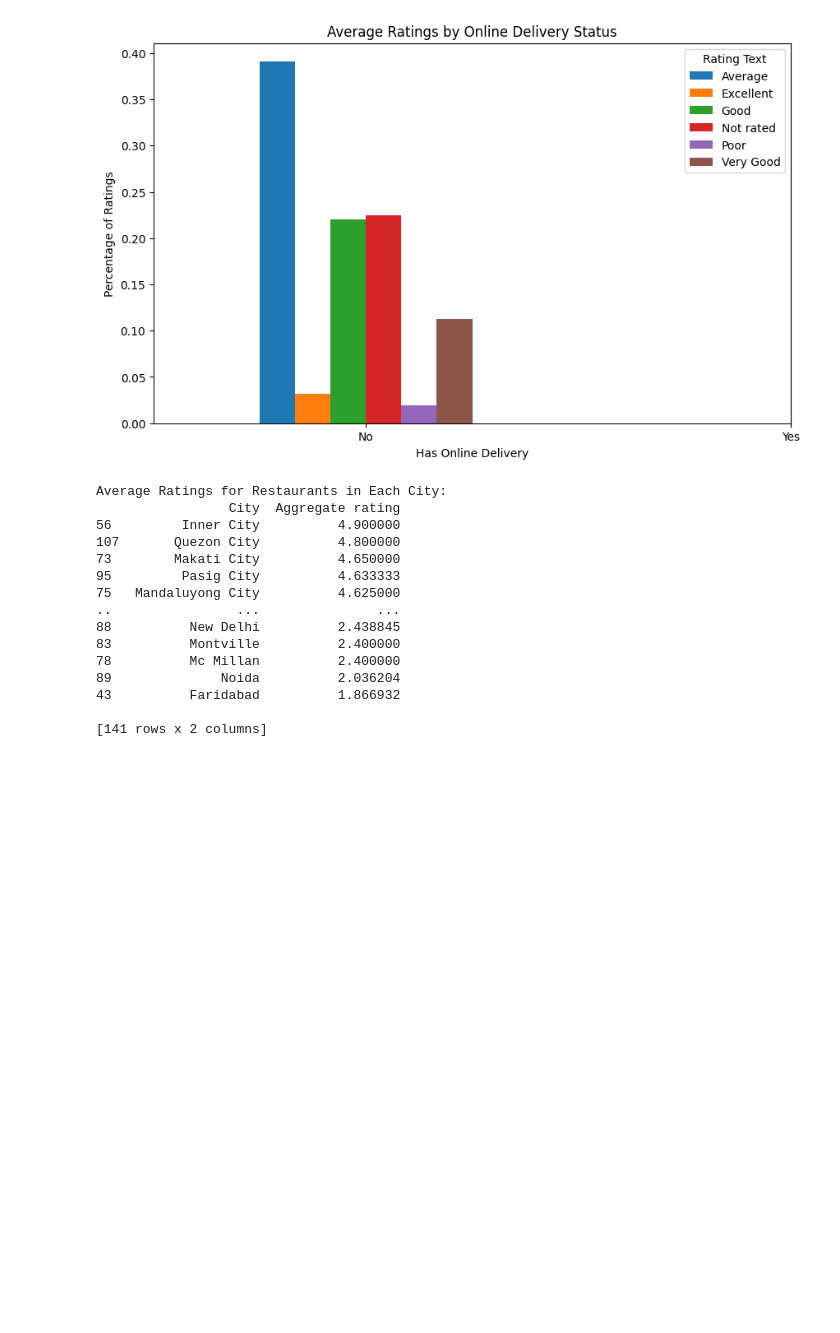
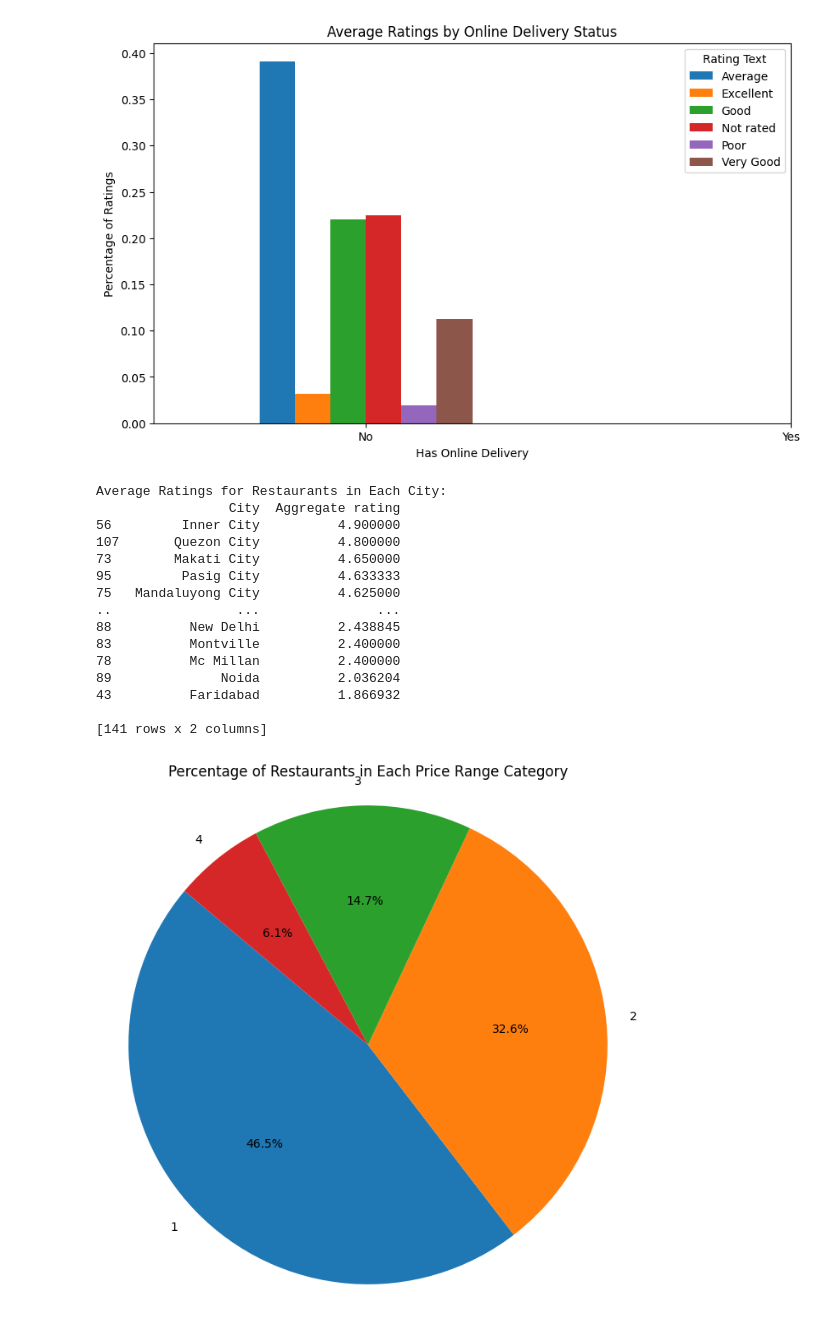
Before and after one commit to AdilBuxmaster/Cognifyz, a Jupyter notebook: task1-top-ciusines.ipynb, the cells around one changed output. Drawn from its saved outputs; the diff is of its cells as text; code cells hidden in the pictures; blank space fills up the shorter version.

Commit message:
Kaggle Notebook | Task1: Top Ciusines | Version 10

```diff
--- a/task1-top-ciusines.ipynb
+++ b/task1-top-ciusines.ipynb
@@ -158,8 +158,7 @@ plt.show()
 ## 3.2: Calculate the percentage of restaurants in each price range category.
 # %%
 import pandas as pd
-import plotly.express as px
-from IPython.display import IFrame
+
 
 # Load the dataset into a DataFrame
 dataset_path = "/kaggle/input/cognifyz/Dataset  (1).csv"
@@ -179,10 +178,7 @@ if price_range_column in data.columns:
         'Percentage': price_range_counts.values
     })
 
-    # Create an interactive pie chart using Plotly Express
-    fig = px.pie(price_range_df, values='Percentage', names='Price Range Category',
-                 title='Percentage of Restaurants in Each Price Range Category',
-                 color_discrete_sequence=px.colors.qualitative.Pastel)
+
 
     # Save Plotly figure as HTML file
     fig.write_html('plotly_chart.html')
@@ -282,3 +278,39 @@ Average Ratings for Restaurants in Each City:
 43          Faridabad          1.866932
 
 [141 rows x 2 columns]
+# %%
+import pandas as pd
+import matplotlib.pyplot as plt
+
+# Load the dataset into a DataFrame
+dataset_path = "/kaggle/input/cognifyz/Dataset  (1).csv"
+data = pd.read_csv(dataset_path)
+
+# Adjust the column name based on the actual column name in your dataset
+price_range_column = "Price range"  # Update this with the correct column name
+
+# Check if the specified price range column exists in the dataset
+if price_range_column in data.columns:
+    # Calculate the percentage of restaurants in each price range category
+    price_range_counts = data[price_range_column].value_counts(normalize=True) * 100
+
+    # Sort price range categories by index (if needed)
+    price_range_counts = price_range_counts.sort_index()
+
+    # Create a pie chart using matplotlib
+    plt.figure(figsize=(8, 8))
+    plt.pie(price_range_counts, labels=price_range_counts.index, autopct='%1.1f%%', startangle=140)
+
+    # Add title
+    plt.title('Percentage of Restaurants in Each Price Range Category')
+
+    # Equal aspect ratio ensures that pie is drawn as a circle
+    plt.axis('equal')
+
+    # Show plot
+    plt.show()
+
+else:
+    print(f"Error: '{price_range_column}' column not found in the dataset.")
+# %% [output]
+[figure, added]
```
Also changed, not shown: parts of 1 cell of this notebook.
